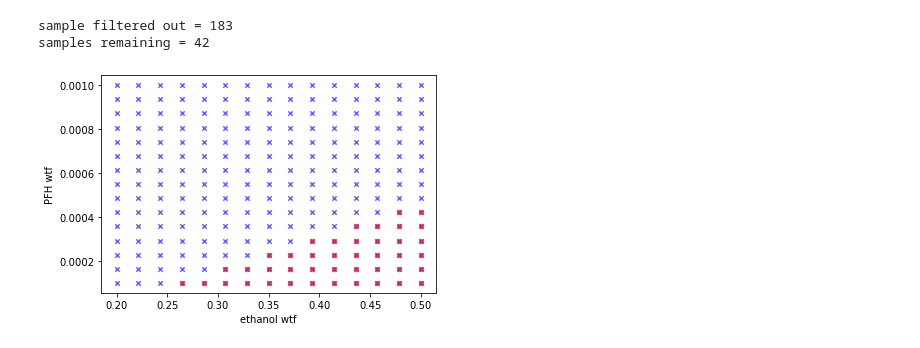
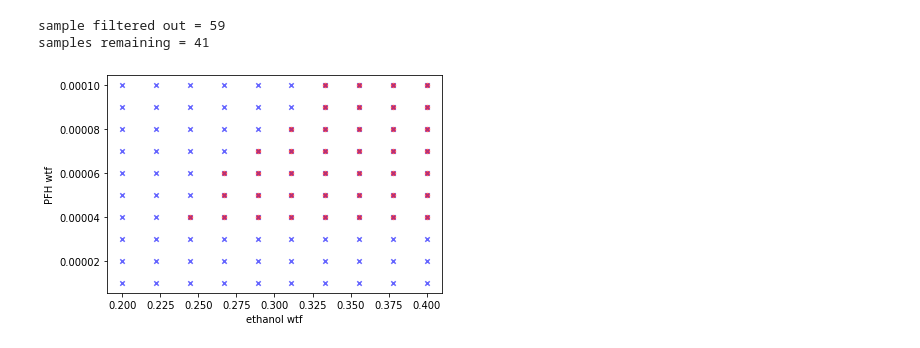
Before and after one commit to pozzo-research-group/OT2Protocols, a Jupyter notebook: ot2protocol/Ouzo_OT2_Sampling/Experiment.ipynb, the cells around one changed output. Cells and saved outputs as stored; diff of their text form; code cells hidden in the pictures.

Commit message:
Adding new protocol

```diff
--- a/ot2protocol/Ouzo_OT2_Sampling/Experiment.ipynb
+++ b/ot2protocol/Ouzo_OT2_Sampling/Experiment.ipynb
@@ -15,5 +8,5 @@ Database migration complete!
 # %%
-experiment_dict = create.get_experiment_plan(r"C:\Users\Edwin\Desktop\Run 0917\09_17_20_E_P_Scan.csv") # Intialize master dictionary from excel sheet
+experiment_dict = create.get_experiment_plan(r"C:\Users\Edwin\Desktop\Repos\OT2Protocols\ot2protocol\Ouzo_OT2_Sampling\Run09242020\09_24_2020_E_P_Scan.csv") # Intialize master dictionary from excel sheet
 component_dict = create.dict_creator(experiment_dict, 'Component') # Gather all information concerning components into one dictionary
 stock_dict = create.dict_creator(experiment_dict, 'Stock')
 opentrons_dict = create.dict_creator(experiment_dict, 'OT2')
@@ -25,39 +18,40 @@ filtered_wtf_samples, filtered_volume_samples = create.filter_samples(wtf_sample
 print('sample filtered out =', len(sample_stock_volumes)-len(filtered_volume_samples))
 print('samples remaining =', len(filtered_volume_samples))
 # %% [output]
-sample filtered out = 183
-samples remaining = 42
+sample filtered out = 59
+samples remaining = 41
 # %%
 wtf_sample_canidates_rearranged = create.rearrange(wtf_sample_canidates)
 wtf_final_samples_rearranged = create.rearrange(filtered_wtf_samples)
+
 marker_size = 20
 
 x_index = 3
 x_component_name = component_dict['Component Shorthand Names'][x_index]
 
 y_index = 2
 y_component_name = component_dict['Component Shorthand Names'][y_index]
 
 # Plot all canidates
-plt.scatter(wtf_sample_canidates_rearranged[3],
-            wtf_sample_canidates_rearranged[2],
+plt.scatter(wtf_sample_canidates_rearranged[x_index],
+            wtf_sample_canidates_rearranged[y_index],
             marker_size, alpha = 0.6, marker = 'x', color = 'b')
 
 # Plot samples actually made
-plt.scatter(wtf_final_samples_rearranged[3], # could automate by looking at the experiment names
-            wtf_final_samples_rearranged[2],
+plt.scatter(wtf_final_samples_rearranged[x_index], # could automate by looking at the experiment names
+            wtf_final_samples_rearranged[y_index],
             marker_size, alpha = 0.5, marker = 'o', color = 'r')
 
 
 plt.xlabel(x_component_name + ' wtf')
 plt.ylabel(y_component_name + ' wtf')
 
 # could print on graph other useful information like the concentration of the other components.
-
+# plt.xlim([0,0.0012])
+# plt.ylim([0,1])
+plt.autoscale(True)
 plt.show()
 # index refers to order of list in csv file
-# plt.xlim([0,1])
-# plt.ylim([0,1])
 # %% [output]
-[figure, old version]
+[figure, new version]
 # %%
```
Also changed, not shown: parts of 2 cells of this notebook, 2 other files.
